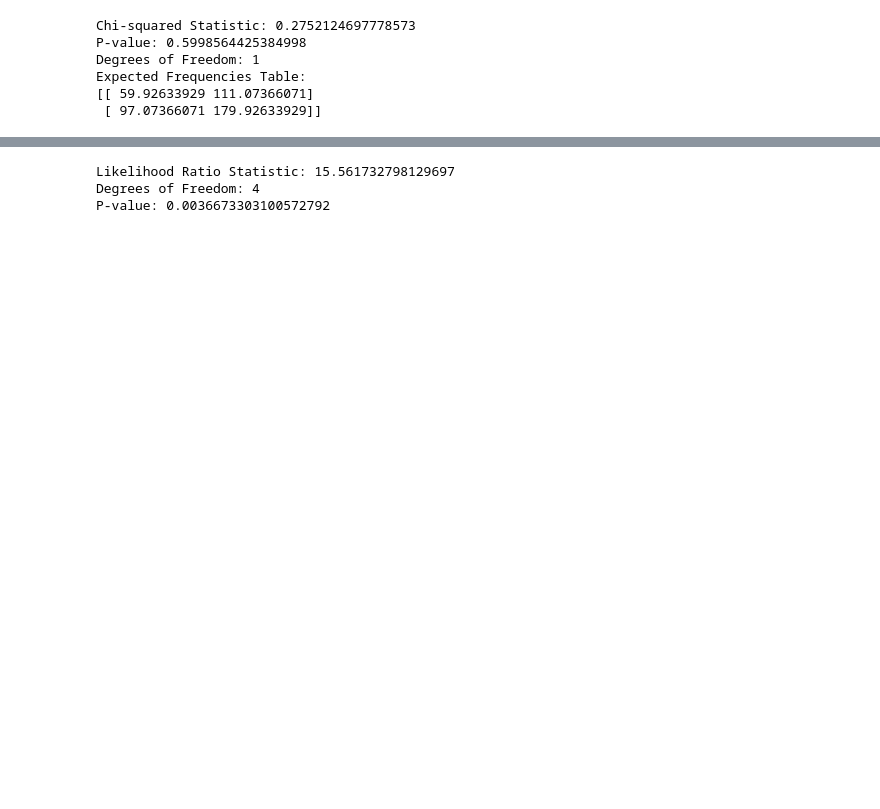
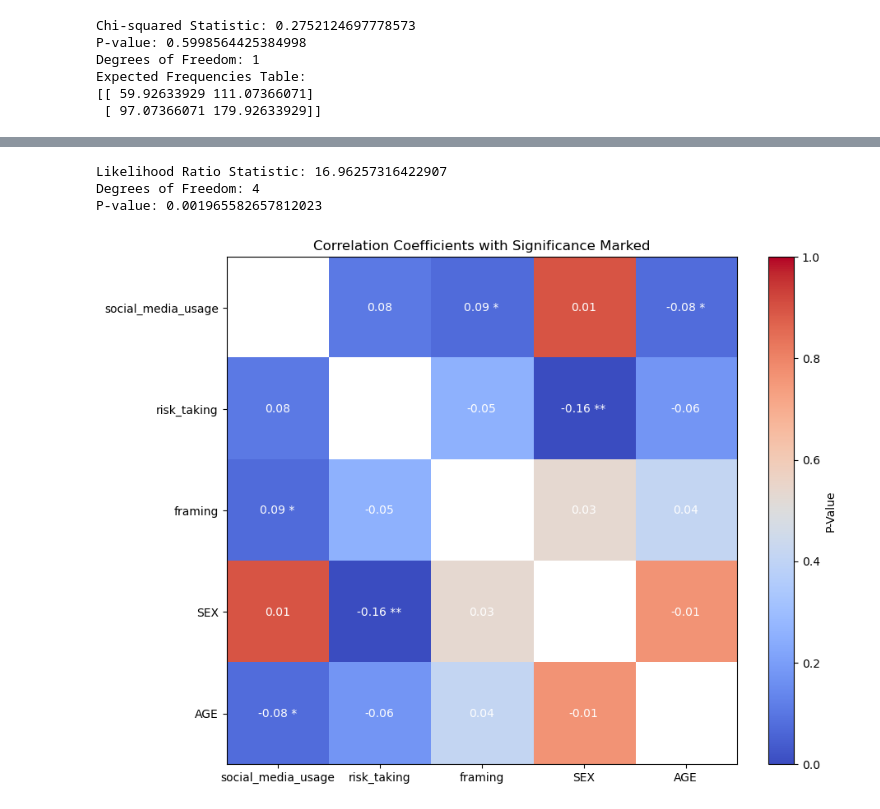
Before and after one commit to MBrigita/the-influence-of-social-media-on-cognitive-control-and-risk-taking, a Jupyter notebook: analysis2.ipynb, the cells around one changed output, grey strips where cells are left out. Saved outputs shown, nothing was run; the diff lists cells and outputs as text; code cells hidden in the pictures; blank space fills up the shorter version.

```diff
--- a/analysis2.ipynb
+++ b/analysis2.ipynb
@@ -737,7 +741,7 @@ from statsmodels.miscmodels.ordinal_model import OrderedModel
 
 # Prepare data for ordinal logistic regression
 survey['social_media_group'] = survey['social_media_group'].astype('category').cat.codes
-X = survey[['social_media_group', 'SEX', 'AGE']]
+X = survey[['time spend on all social media apps actual', 'SEX', 'AGE','framing']]
 y = survey['risk_taking']
 
 # Fit the ordinal logistic regression model
@@ -805,13 +817,12 @@ print(f"Likelihood Ratio Statistic: {lr_statistic}")
 print(f"Degrees of Freedom: {df}")
 print(f"P-value: {p_value}")
 # %% [output]
-Likelihood Ratio Statistic: 15.561732798129697
+Likelihood Ratio Statistic: 16.96257316422907
 Degrees of Freedom: 4
-P-value: 0.0036673303100572792
+P-value: 0.001965582657812023
 # %%
-
 survey.rename(columns={'time spend on all social media apps actual': 'social_media_usage','Instagram actual':'Instagram','TikTok actual':'TikTok'}, inplace=True)
-columns = ['social_media_usage','risk_taking','framing','SEX']
+columns = ['social_media_usage','risk_taking','framing','SEX','AGE']
 n = len(columns)
 
 # Create matrices to store correlation coefficients and p-values
@@ -847,30 +858,32 @@ norm = plt.Normalize(vmin=0, vmax=1)
 # Create the heatmap
 heatmap = ax.imshow(p_value_matrix, cmap=cmap, norm=norm, aspect='auto')
 
 # Annotate with correlation coefficients and significance stars
 for i in range(n):
     for j in range(n):
         if not np.isnan(correlation_matrix[i, j]):
             value = correlation_matrix[i, j]
             p_value = p_value_matrix[i, j]
             annotation = f'{value:.2f}'
             if p_value < 0.05:
                 annotation += ' **'
             elif p_value < 0.1:
                 annotation += ' *'
             ax.text(j, i, annotation,
                     ha='center', va='center', color='white')
 
 
 # Add color bar and labels
 cbar = plt.colorbar(heatmap, ax=ax, orientation='vertical')
 cbar.set_label('P-Value')
 
 ax.set_xticks(range(n))
 ax.set_yticks(range(n))
 ax.set_xticklabels(columns)
 ax.set_yticklabels(columns)
 ax.set_title('Correlation Coefficients with Significance Marked')
 
 
 plt.show()
+# %% [output]
+[figure, added]
```
Also changed, not shown: parts of 7 cells of this notebook, 4 other files.
